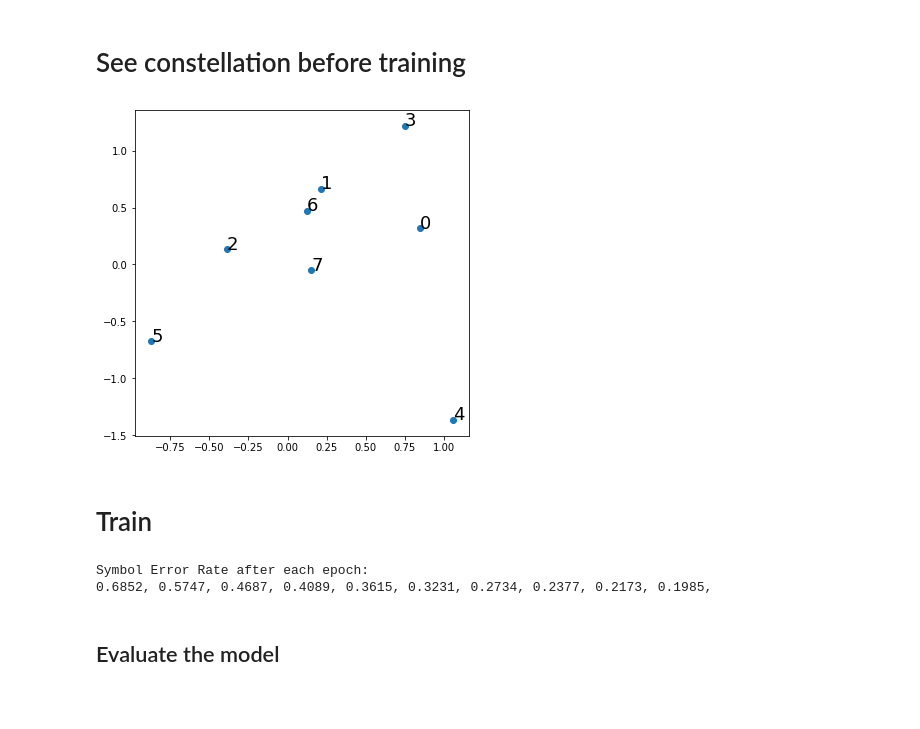
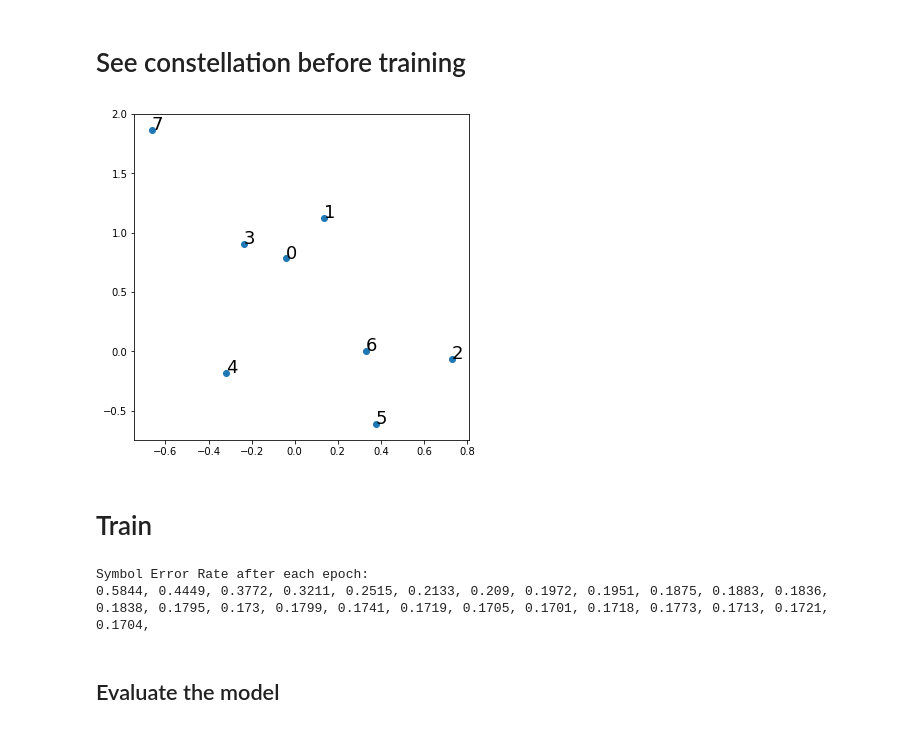
Before and after one commit to mgoutay/ml_course, a Jupyter notebook: DL.ipynb, the cells around one changed output. Drawn from its saved outputs; the diff is of its cells as text; code cells hidden in the pictures; blank space fills up the shorter version.

```diff
--- a/DL.ipynb
+++ b/DL.ipynb
@@ -128,7 +131,9 @@ class OneHot(Layer):
 
     def call(self, msg):
 
-        return tf.one_hot(msg, depth = M)
+        one_hot_msg = tf.one_hot(msg, depth = M)
+
+        return one_hot_msg
 # %% [markdown]
 ## Create the channel function
 # %%
@@ -159,12 +164,9 @@ class Autoencoder(Model):
         self.M = M
         self.ch_uses = ch_uses
 
-    def build(self, input_shape):
-
         self.transmitter = tf.keras.models.Sequential([
             OneHot(self.M),
             Dense(self.M, activation='elu'),
-            Dense(int((2*self.ch_uses+self.M)/2), activation='elu'),
             Dense(self.ch_uses*2, activation=None),
             Normalization(),
             R2C()
@@ -178,6 +180,7 @@ class Autoencoder(Model):
             Softmax()
         ])
 
+
     def call(self, inputs, noise_stddev):
 
         # Forward pass.
@@ -216,25 +222,27 @@ autoencoder = Autoencoder(M, ch_uses)
 # %% [markdown]
 # See constellation before training
 # %%
+snr_eval = 10
+
 # Form a batch containing every message
 batch_msg = tf.cast(tf.linspace(0., M-1, M), tf.int32)
 
-p_b = autoencoder(batch_msg, training_snr)
+p_b = autoencoder(batch_msg, snr_eval)
 
 msg_np = batch_msg.numpy()
 x_np = autoencoder.x.numpy()
 plt.figure(figsize=(6,6))
 plt.scatter(np.real(x_np), np.imag(x_np))
 for i in range(np.shape(x_np)[0]) :
     plt.text(np.real(x_np[i]), np.imag(x_np[i]), str(msg_np[i]), fontsize=18)
 # %% [output]
-[figure, old version]
+[figure, new version]
 # %% [markdown]
 # Train
 # %%
 batch_size = 10000
 epoch_size = 100
-nb_epoch = 10
+nb_epoch = 15
 snr_training = 10
 
 print('Symbol Error Rate after each epoch:')
@@ -271,7 +279,7 @@ for epoch in range(nb_epoch):
     print(ser.numpy(), end=', ')
 # %% [output]
 Symbol Error Rate after each epoch:
-0.6852, 0.5747, 0.4687, 0.4089, 0.3615, 0.3231, 0.2734, 0.2377, 0.2173, 0.1985,
+0.5844, 0.4449, 0.3772, 0.3211, 0.2515, 0.2133, 0.209, 0.1972, 0.1951, 0.1875, 0.1883, 0.1836, 0.1838, 0.1795, 0.173, 0.1799, 0.1741, 0.1719, 0.1705, 0.1701, 0.1718, 0.1773, 0.1713, 0.1721, 0.1704,
 # %% [markdown]
 ## Evaluate the model
 # %%
```
Also changed, not shown: parts of 8 cells of this notebook.
